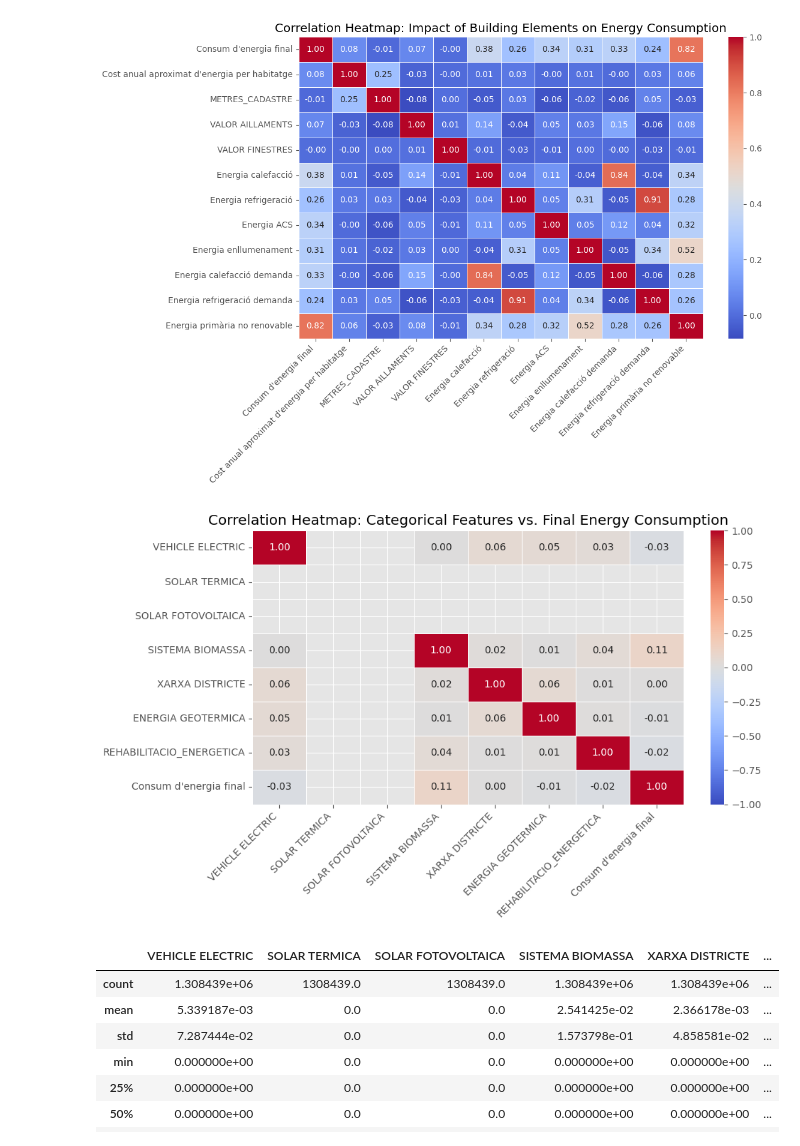
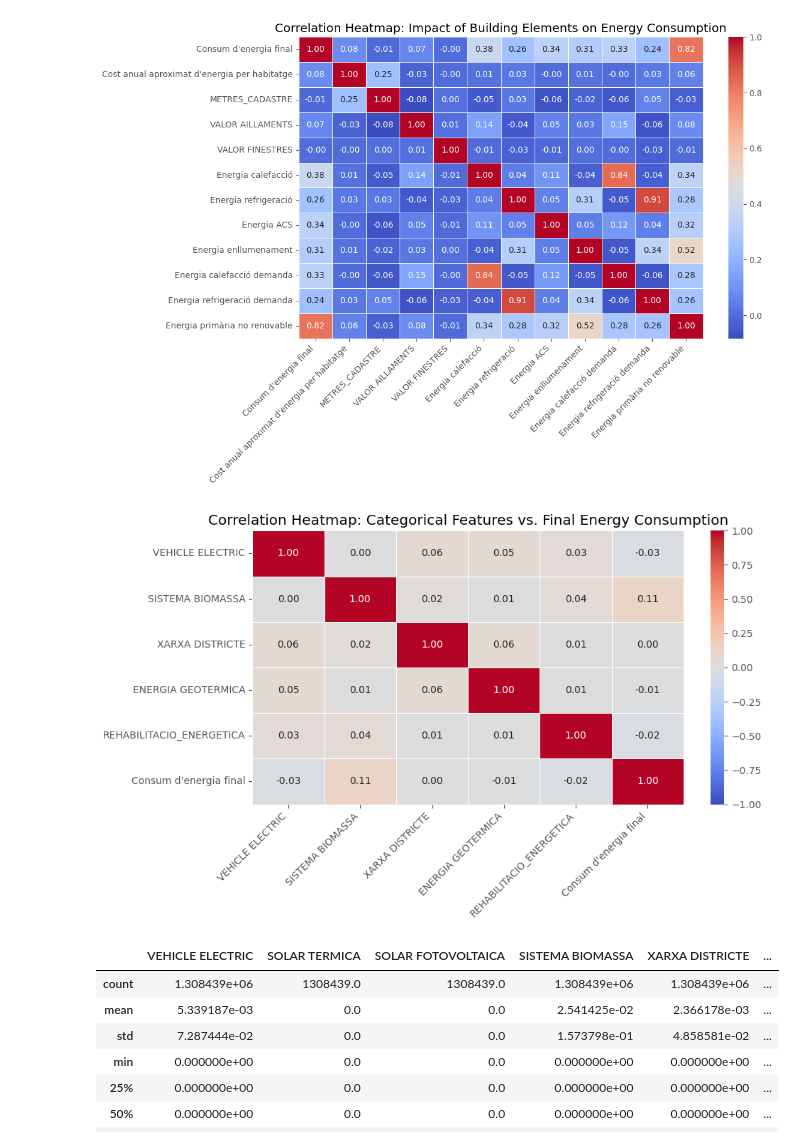
Before and after one commit to MarcLlopart/Net-Zero-Buildings, a Jupyter notebook: 1_eda.ipynb, the cells around one changed output. Drawn from its saved outputs; the diff is of its cells as text; code cells hidden in the pictures.

```diff
--- a/1_eda.ipynb
+++ b/1_eda.ipynb
@@ -657,7 +657,7 @@ df = data.copy()
 
 # Define categorical columns
 categorical_columns = [
-    "VEHICLE ELECTRIC", "SOLAR TERMICA", "SOLAR FOTOVOLTAICA",
+    "VEHICLE ELECTRIC",
     "SISTEMA BIOMASSA", "XARXA DISTRICTE", "ENERGIA GEOTERMICA",
     "REHABILITACIO_ENERGETICA"
 ]
@@ -666,34 +666,34 @@ categorical_columns = [
 target_column = "Consum d'energia final"
 
 # Convert categorical columns to lowercase and binary (1 for "sí", 0 for "no" or NaN)
 for col in categorical_columns:
     df[col] = df[col].str.lower().apply(lambda x: 1 if x == "si" else 0)
 
 # Ensure target column is numeric
 df[target_column] = pd.to_numeric(df[target_column], errors='coerce')
 
 # Select relevant columns for correlation
 columns_to_correlate = categorical_columns + [target_column]
 
 # Drop rows with NaN in any of the selected columns
 df = df[columns_to_correlate].dropna()
 
 # Compute correlation matrix
 correlation_matrix = df.corr()
 
 # Extract correlations with the target (optional subset for clarity)
 correlation_with_target = correlation_matrix[[target_column]].loc[categorical_columns]
 
 # Plot correlation heatmap
 plt.figure(figsize=(10, 6))
 sns.heatmap(correlation_matrix, annot=True, fmt=".2f", cmap="coolwarm", linewidths=0.5, vmin=-1, vmax=1)
 plt.title("Correlation Heatmap: Categorical Features vs. Final Energy Consumption")
 plt.xticks(rotation=45, ha="right")
 plt.yticks(rotation=0)
 plt.tight_layout()
 plt.show()
 # %% [output]
-[figure, old version]
+[figure, new version]
 # %%
 df[categorical_columns].describe()
 # %% [output]
```
Also changed, not shown: parts of 7 cells of this notebook, 9 other files.
